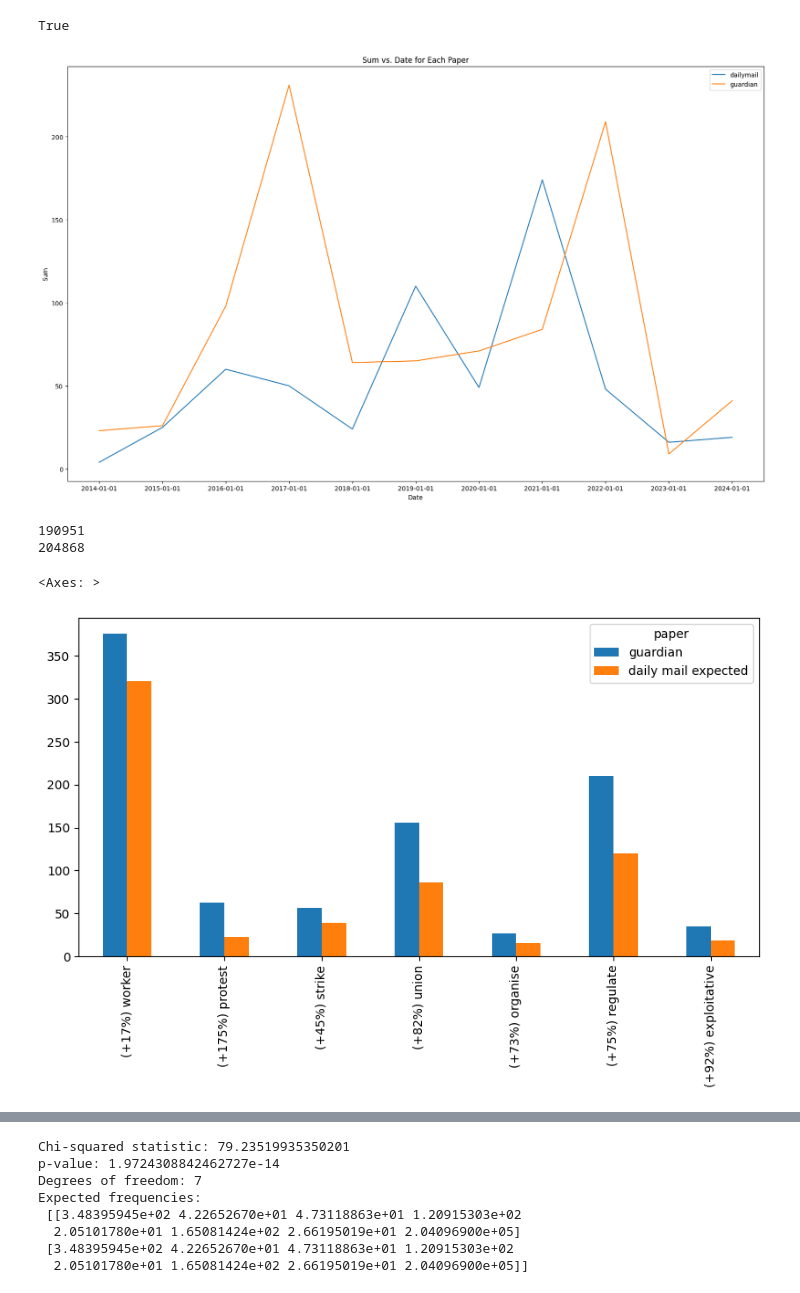
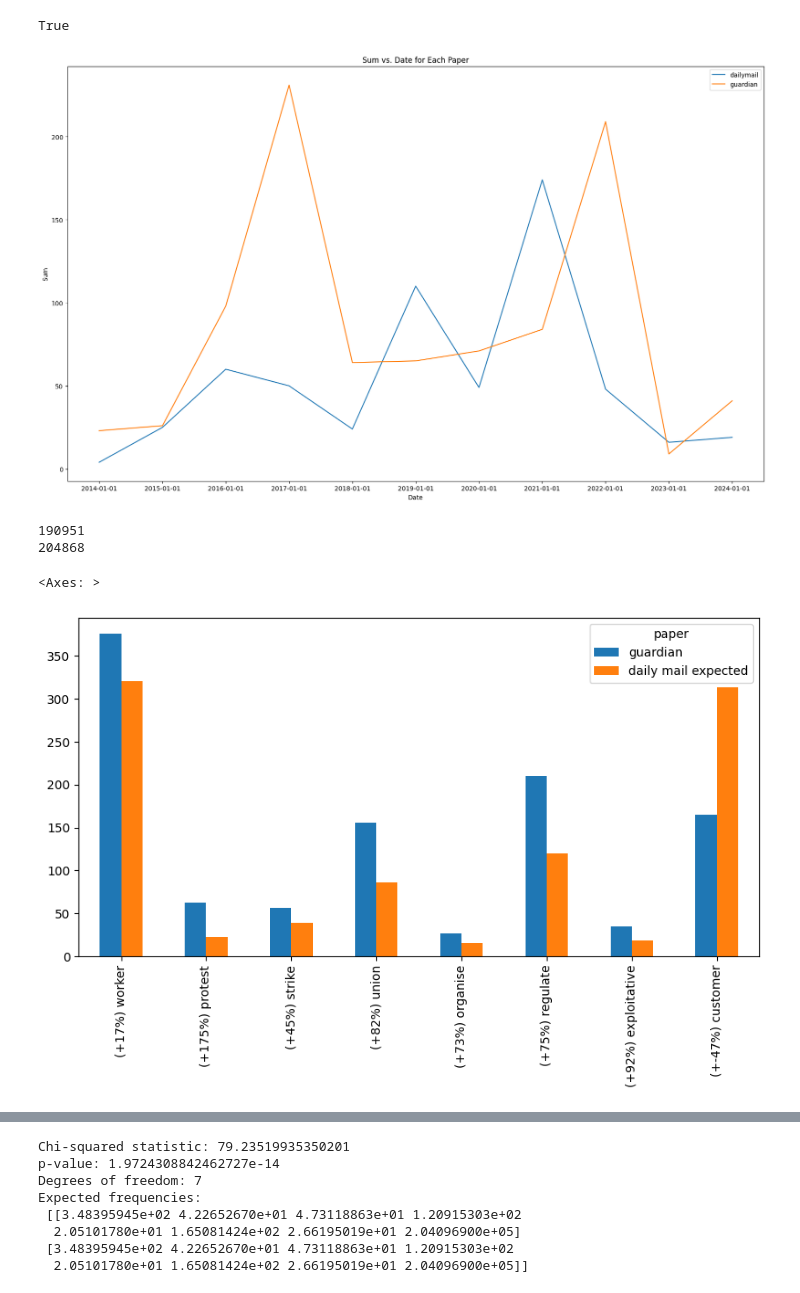
Before and after one commit to dmh21za/compmeth, a Jupyter notebook: summative.ipynb, the cells around one changed output, grey strips where cells are left out. Saved outputs shown, nothing was run; the diff lists cells and outputs as text; code cells hidden in the pictures.

Commit message:
can view customer sentiment too

```diff
--- a/summative.ipynb
+++ b/summative.ipynb
@@ -791,7 +791,7 @@ def match_word(text, pattern):
   return len(matches)
 
 
-def match_words(df, patterns_dict):
+def match_words(df, patterns_dict, ignore = ["customer"]):
   for pattern in patterns_dict:
     # ignore if word included in columns
     if pattern in df.columns:
@@ -801,7 +801,8 @@ def match_words(df, patterns_dict):
     df[pattern] = df['bodies'].apply(lambda x : match_word(x, patterns_dict[pattern]))
   df['sum'] = 0
   for pattern in patterns_dict:
-    df['sum'] += df[pattern]
+    if pattern not in ignore:
+      df['sum'] += df[pattern]
 
   return df
 
@@ -812,7 +813,8 @@ keyword_regexes = {
     'union' : r'union(ise|s|isation|ising|ised|ize|ization|ized|izing)?',
     'organise' : r'organ(ise|ising|isers|ised|ises|ize|izing|izers|ized)',
     'regulate' : r'regulat(ion|e|ing|or|ions|es|ed|ors)',
-    'exploitative' : r'exploit(ative|ing|ed)?'
+    'exploitative' : r'exploit(ative|ing|ed)?',
+    'customer' : r'customer(s)?',
 }
 
 def create_df_matched(df, keyword_regexes, m_res):
@@ -863,34 +865,34 @@ df_overall['other'] = df_overall['bodies'].apply(str.split).apply(len) - df_over
 
 print(dm_words)
 print(g_words)
 proportion = g_words / dm_words
 # drop bodies and headlines columns
 df_overall.drop(columns=['headlines', 'bodies'], inplace=True)
 keyword_regexes['other'] = ""
 for k in keyword_regexes:
   df_overall.at['expected', k] = (df_overall.loc['dailymail'][k] * proportion)
 # drop other key from keyword_regexes
 keyword_regexes.pop('other')
 
 # run a bar chart showing expected vs guardian
 df_overall.drop(columns=['sum'], inplace=True)
 df_overall = df_overall.transpose()
 df_overall.drop(columns=['dailymail'], inplace=True)
 #rename expected column name
 df_overall.rename(columns={'expected': 'daily mail expected'}, inplace=True)
 # rename all indexes - add percentage increase
 
 # loop through rows
 df_overall_plot = df_overall.copy()
 df_overall_plot = df_overall_plot.drop("other")
 df_overall_plot.index = "(+" + (round(-100 + 100 * df_overall_plot['guardian'] / df_overall_plot['daily mail expected'])).apply(int).astype(str) + "%) " + df_overall_plot.index
 df_overall_plot.plot(kind='bar', figsize=(10, 5))
 # %% [output]
 [figure]
 190951
 204868
 <Axes: >
-[figure, old version]
+[figure, new version]
 # %%
 # use matched_df to look at correlation of words in months between papers
 df = load_articles('./final_data.json')
```
Also changed, not shown: parts of 2 cells of this notebook.
